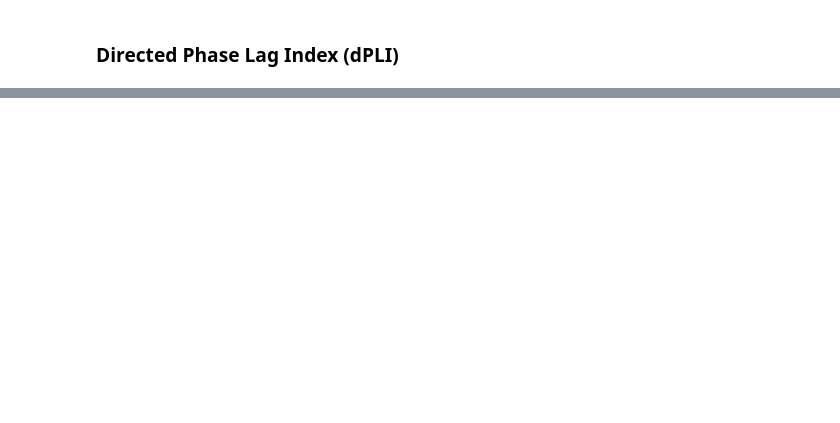
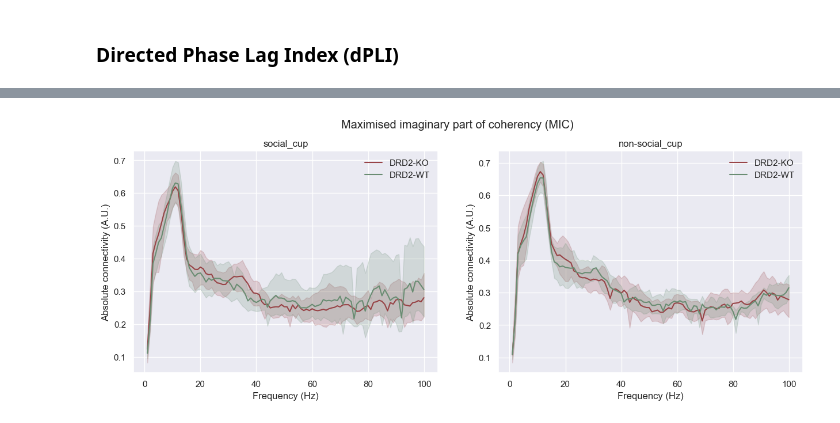
Before and after one commit to olledejong/rp2, a Jupyter notebook: three_chamber/sociability/connectivity_analysis.ipynb, the cells around one changed output, grey strips where cells are left out. Saved outputs shown, nothing was run; the diff lists cells and outputs as text; code cells hidden in the pictures; blank space fills up the shorter version.

Commit message:
Progress on connectivity analysis for both 3-chamber experiments

```diff
--- a/three_chamber/sociability/connectivity_analysis.ipynb
+++ b/three_chamber/sociability/connectivity_analysis.ipynb
@@ -15,0 +18,3 @@ sns.set_theme()
+# %%
+palette = {'DRD2-WT': '#427C99', 'DRD2-KO': '#AF5541'}
+palette_gr = {'DRD2-WT':'#6A8D73', 'DRD2-KO':'#984447'}
@@ -609,0 +724,40 @@ generate_grid_plot_wt_vs_ko(ppc_non_social, 'non-social_cup', 'ppc')
+# %%
+results_df = pd.DataFrame()
+
+# for each subject, get the resting/active/sleep epochs, drop the emg channels and calculate the mic and mim
+for subj_epochs in all_subject_epochs:
+    subject_id = int(subj_epochs.metadata['subject_id'].iloc[0])
+    genotype = subj_epochs.metadata['genotype'].iloc[0]
+    # subj_epochs = subj_epochs.load_data().drop_channels(excluded_chans)
+
+    for behaviour in ['social_cup', 'non-social_cup']:
+        state_epochs = subj_epochs[subj_epochs.metadata['interaction_kind'] == behaviour]
+
+        (mic, mim) = spectral_connectivity_epochs(state_epochs, method=['mic', 'mim'], n_jobs=-1, fmin=1, fmax=100, verbose='WARNING')
+
+        results_df = pd.concat([results_df, pd.DataFrame({
+            'animal_id' : subject_id,
+            'genotype' : genotype,
+            'behaviour': behaviour,
+            'freqs' : mic.freqs,
+            'mic' : mic.get_data()[0,:],
+            'mim' : mim.get_data()[0,:],
+            'low_qual_chans': True if subject_id in low_qual_chans.keys() else False
+        })])
+# %%
+fig, axs = plt.subplots(nrows=1, ncols=2, figsize=(15, 5))
+axs = axs.ravel()
+
+for i, interaction_kind in enumerate(results_df.behaviour.unique()):
+    results = results_df.loc[results_df['behaviour'] == interaction_kind]
+
+    sns.lineplot(x=results.freqs, y=np.abs(results.mic), hue=results.genotype, errorbar=('ci', 95), ax=axs[i], palette=palette_gr)
+    axs[i].set_xlabel("Frequency (Hz)")
+    axs[i].set_ylabel("Absolute connectivity (A.U.)")
+    axs[i].set_title(interaction_kind)
+    axs[i].legend(loc='best', frameon=False)
+
+fig.suptitle("Maximised imaginary part of coherency (MIC)", y=0.99)
+plt.show()
+# %% [output]
+[figure, added]
```
Also changed, not shown: parts of 41 cells of this notebook, 1 other file.
